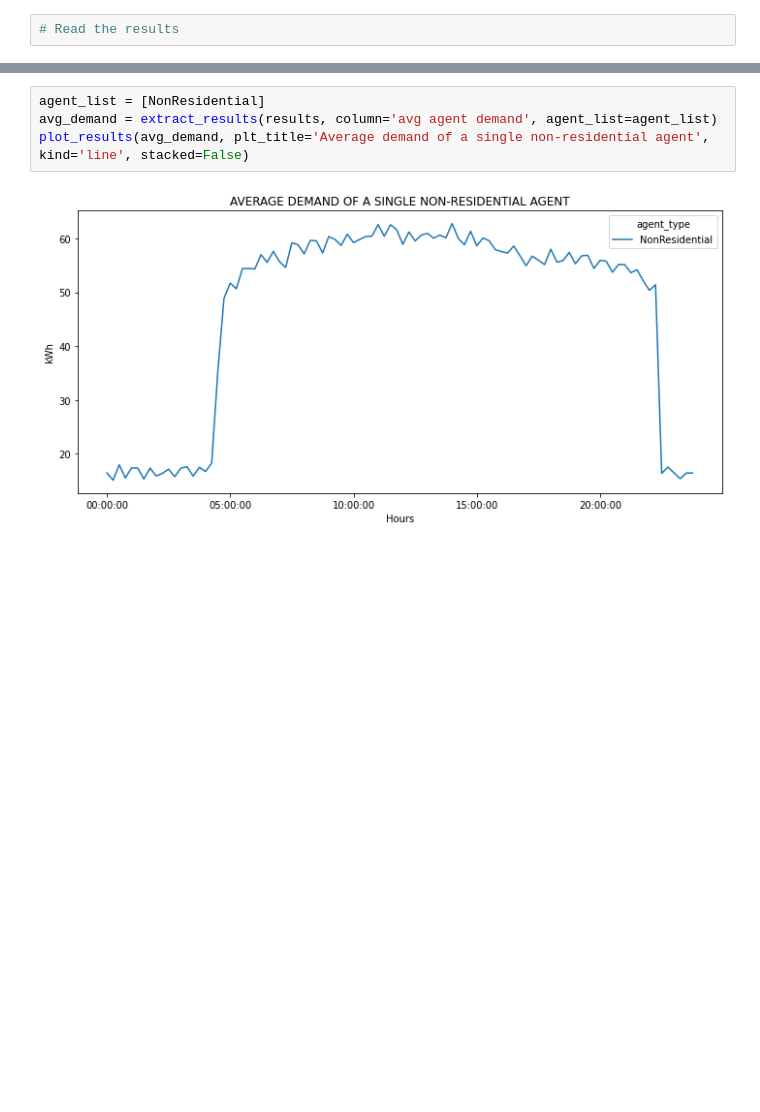
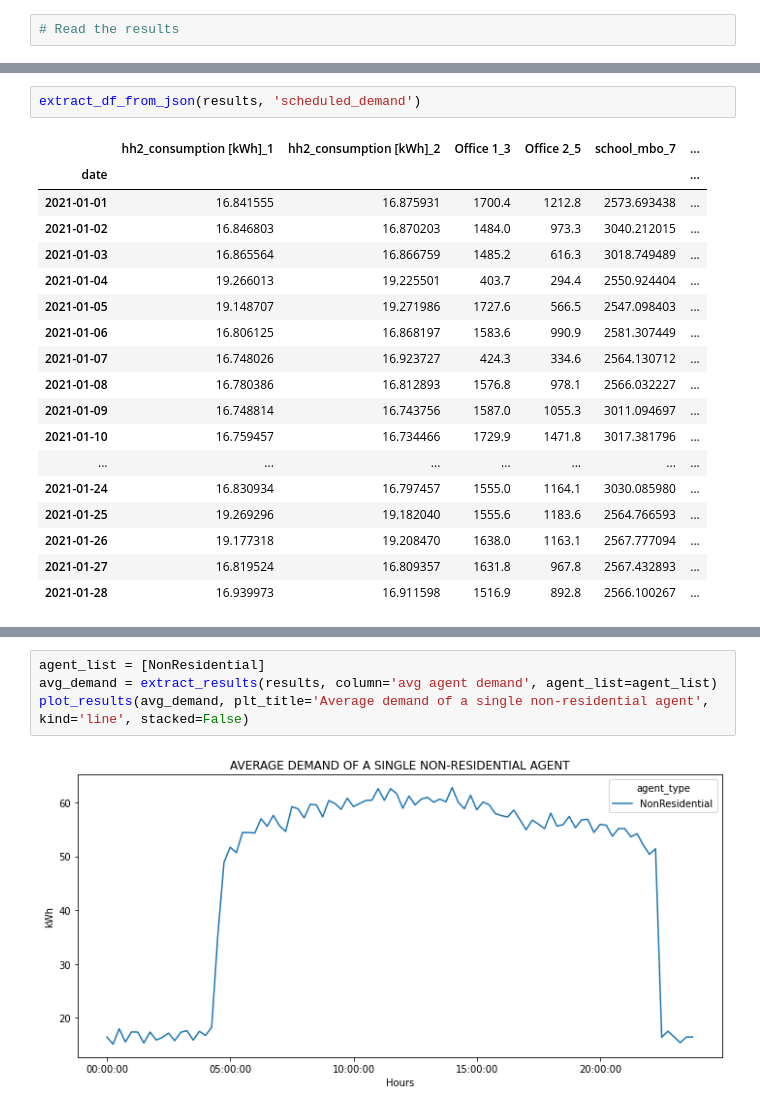
Before and after one commit to SoniAnmol/Modelling-Dutch-Energy-Communities, a Jupyter notebook: example/preparing_results.ipynb, the cells around one changed output, grey strips where cells are left out. Drawn from its saved outputs; the diff is of its cells as text; blank space fills up the shorter version.

```diff
--- a/example/preparing_results.ipynb
+++ b/example/preparing_results.ipynb
@@ -30,0 +83,21 @@ results
+# %%
+extract_df_from_json(results, 'scheduled_demand')
+# %% [output]
+|  | hh2_consumption [kWh]_1 | hh2_consumption [kWh]_2 | Office 1_3 | Office 2_5 | school_mbo_7 | ... |
+| date |  |  |  |  |  | ... |
+| 2021-01-01 | 16.841555 | 16.875931 | 1700.4 | 1212.8 | 2573.693438 | ... |
+| 2021-01-02 | 16.846803 | 16.870203 | 1484.0 | 973.3 | 3040.212015 | ... |
+| 2021-01-03 | 16.865564 | 16.866759 | 1485.2 | 616.3 | 3018.749489 | ... |
+| 2021-01-04 | 19.266013 | 19.225501 | 403.7 | 294.4 | 2550.924404 | ... |
+| 2021-01-05 | 19.148707 | 19.271986 | 1727.6 | 566.5 | 2547.098403 | ... |
+| 2021-01-06 | 16.806125 | 16.868197 | 1583.6 | 990.9 | 2581.307449 | ... |
+| 2021-01-07 | 16.748026 | 16.923727 | 424.3 | 334.6 | 2564.130712 | ... |
+| 2021-01-08 | 16.780386 | 16.812893 | 1576.8 | 978.1 | 2566.032227 | ... |
+| 2021-01-09 | 16.748814 | 16.743756 | 1587.0 | 1055.3 | 3011.094697 | ... |
+| 2021-01-10 | 16.759457 | 16.734466 | 1729.9 | 1471.8 | 3017.381796 | ... |
+| ... | ... | ... | ... | ... | ... | ... |
+| 2021-01-24 | 16.830934 | 16.797457 | 1555.0 | 1164.1 | 3030.085980 | ... |
+| 2021-01-25 | 19.269296 | 19.182040 | 1555.6 | 1183.6 | 2564.766593 | ... |
+| 2021-01-26 | 19.177318 | 19.208470 | 1638.0 | 1163.1 | 2567.777094 | ... |
+| 2021-01-27 | 16.819524 | 16.809357 | 1631.8 | 967.8 | 2567.432893 | ... |
+| 2021-01-28 | 16.939973 | 16.911598 | 1516.9 | 892.8 | 2566.100267 | ... |
```
Also changed, not shown: parts of 19 cells of this notebook, 11 other files.
